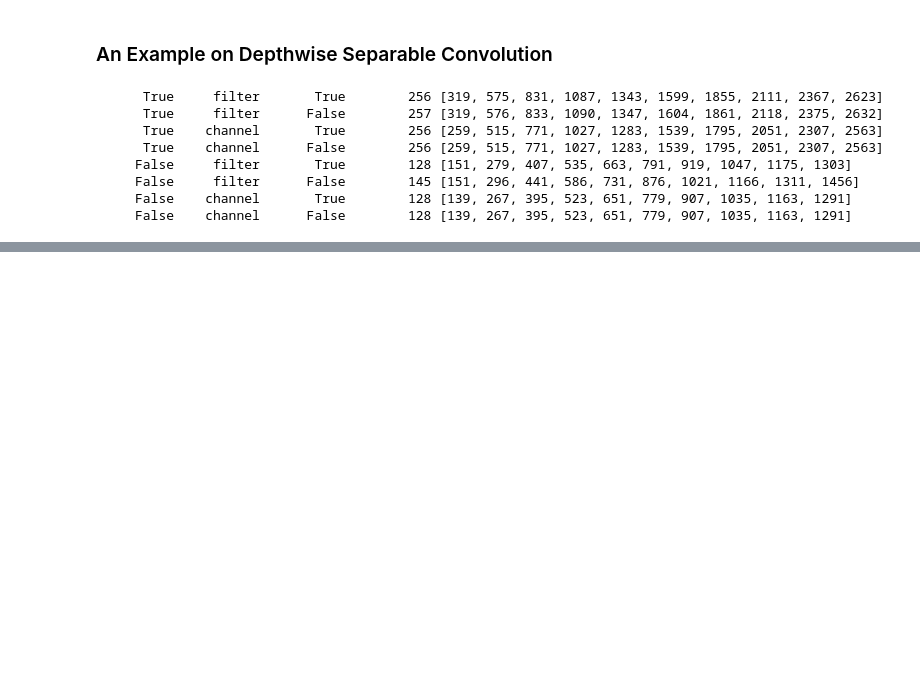
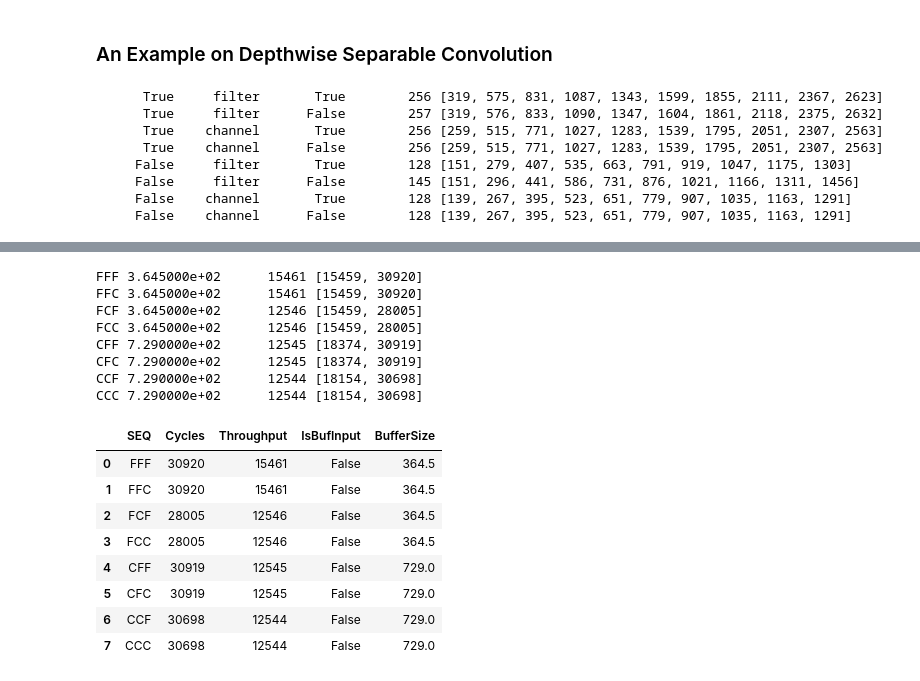
Before and after one commit to kumasento/deacon, a Jupyter notebook: experimental/notebooks/layer_fusion.ipynb, the cells around one changed output, grey strips where cells are left out. Saved outputs shown, nothing was run; the diff lists cells and outputs as text; code cells hidden in the pictures; blank space fills up the shorter version.

```diff
--- a/experimental/notebooks/layer_fusion.ipynb
+++ b/experimental/notebooks/layer_fusion.ipynb
@@ -342,0 +386,52 @@ class DataflowModel:
+# %%
+SEQ = [utils.FILTER, utils.CHANNEL]
+def encode_seq(seq):
+    return ''.join([s[0].upper() for s in seq])
+SEQS = list(itertools.product(SEQ, SEQ, SEQ))
+df = pd.DataFrame(columns=['SEQ', 'Cycles', 'Throughput', 'IsBufInput', 'BufferSize'])
+
+P_Ws = [1]
+P_C0s = [32]
+P_C1s = [32]
+P_Fs = [32]
+PPs = list(itertools.product(P_Ws, P_C0s, P_C1s, P_Fs))
+
+blocks = [
+    create_stacked_block(56, 56, 64, 3)
+]
+is_buf_input = False
+for block in blocks:
+    for seq in SEQS:
+        for P_W, P_C0, P_C1, P_F in PPs:
+            r = utils.run_dataflow_sim(2,
+                                   block,
+                                   {"conv1": {"P_W": P_W, "P_C": P_C0, "P_F": P_C1},
+                                    "conv2": {"P_W": P_W, "P_C": P_C1, "P_F": P_F}},
+                                   seq,
+                                   is_buf_input=is_buf_input)
+
+            throughput = r[0][-1] - r[0][-2]
+            buffer_size = r[1] * 32 / 8 / 1024
+            df = df.append(pd.DataFrame([[encode_seq(seq), r[0][-1], throughput, is_buf_input, buffer_size]],
+                                        columns=['SEQ', 'Cycles', 'Throughput', 'IsBufInput', 'BufferSize']), ignore_index=True)
+
+            print("%s %e %10d %s" % (encode_seq(seq), buffer_size, throughput, r[0]))
+df
+# %% [output]
+FFF 3.645000e+02      15461 [15459, 30920]
+FFC 3.645000e+02      15461 [15459, 30920]
+FCF 3.645000e+02      12546 [15459, 28005]
+FCC 3.645000e+02      12546 [15459, 28005]
+CFF 7.290000e+02      12545 [18374, 30919]
+CFC 7.290000e+02      12545 [18374, 30919]
+CCF 7.290000e+02      12544 [18154, 30698]
+CCC 7.290000e+02      12544 [18154, 30698]
+|  | SEQ | Cycles | Throughput | IsBufInput | BufferSize |
+| 0 | FFF | 30920 | 15461 | False | 364.5 |
+| 1 | FFC | 30920 | 15461 | False | 364.5 |
+| 2 | FCF | 28005 | 12546 | False | 364.5 |
+| 3 | FCC | 28005 | 12546 | False | 364.5 |
+| 4 | CFF | 30919 | 12545 | False | 729.0 |
+| 5 | CFC | 30919 | 12545 | False | 729.0 |
+| 6 | CCF | 30698 | 12544 | False | 729.0 |
+| 7 | CCC | 30698 | 12544 | False | 729.0 |
```
Also changed, not shown: parts of 10 cells of this notebook, 10 other files.
